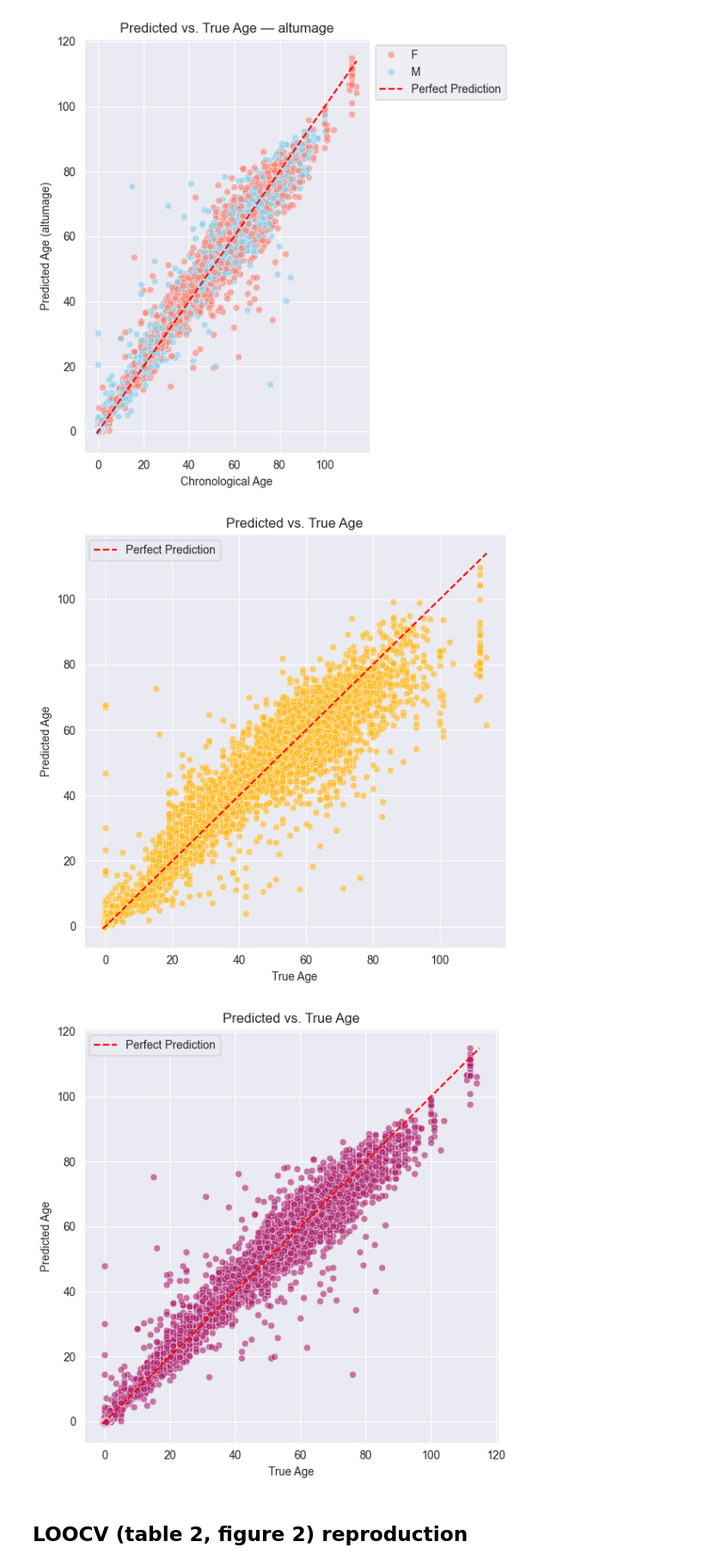
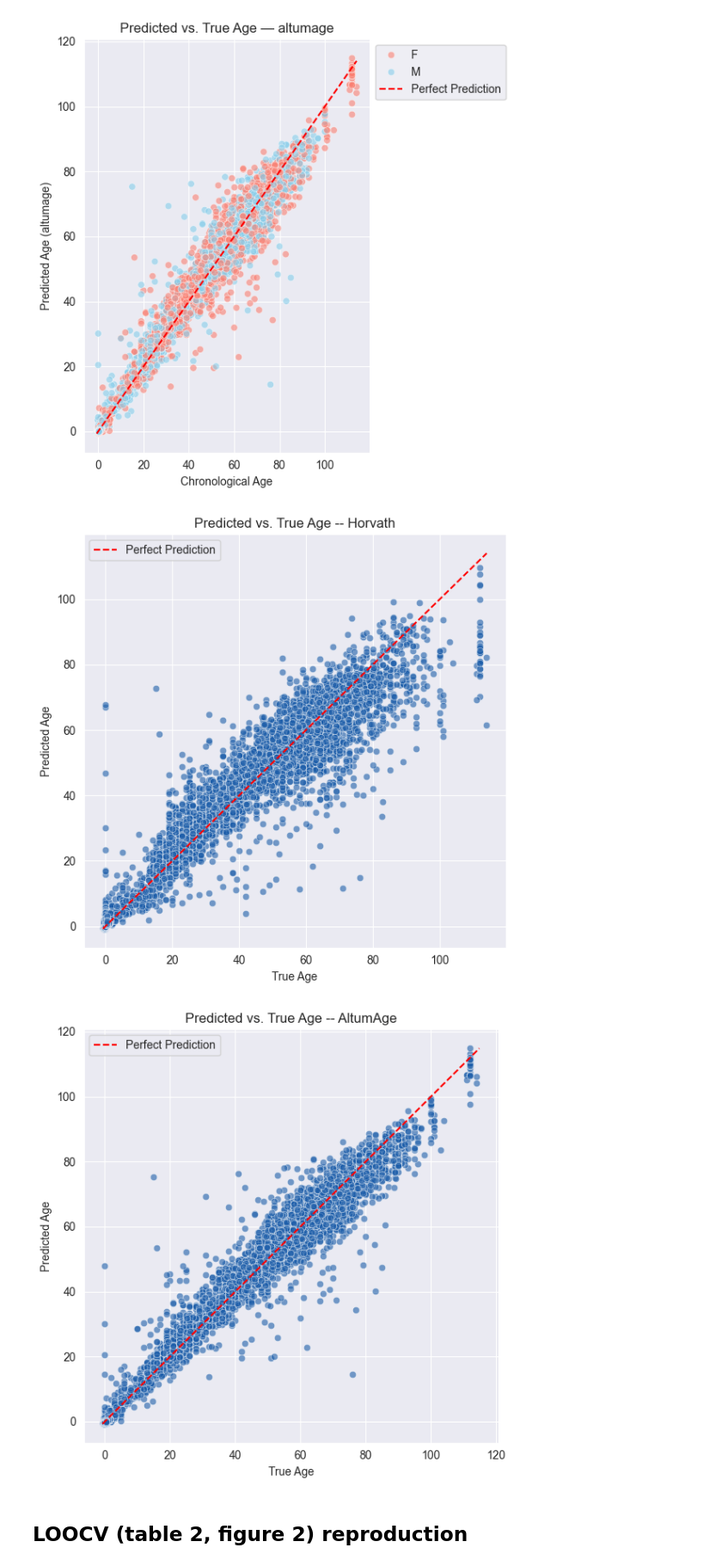
Before and after one commit to elena011/rp-delft, a Jupyter notebook: reproduction.ipynb, the cells around one changed output. Shown: that part at 86% size. Cells and saved outputs as stored; diff of their text form; code cells hidden in the pictures.

```diff
--- a/reproduction.ipynb
+++ b/reproduction.ipynb
@@ -411,14 +411,14 @@ for model in models:
 # %%
 import importlib
 import visualization  # your module
 importlib.reload(visualization)
 from visualization import plot_predicted_vs_true
 
-plot_predicted_vs_true(true_age, horvath_pred, (173/255, 34/255, 110/255))
-plot_predicted_vs_true(true_age, altumage_pred, (173/255, 34/255, 110/255))
+plot_predicted_vs_true(true_age, horvath_pred, (29/255, 94/255, 170/255), "Horvath")
+plot_predicted_vs_true(true_age, altumage_pred, (29/255, 94/255, 170/255), "AltumAge")
 # %% [output]
-[figure, old version]
+[figure, new version]
-[figure, old version]
+[figure, new version]
 # %% [markdown]
 ## LOOCV (table 2, figure 2) reproduction
 # %%
```
